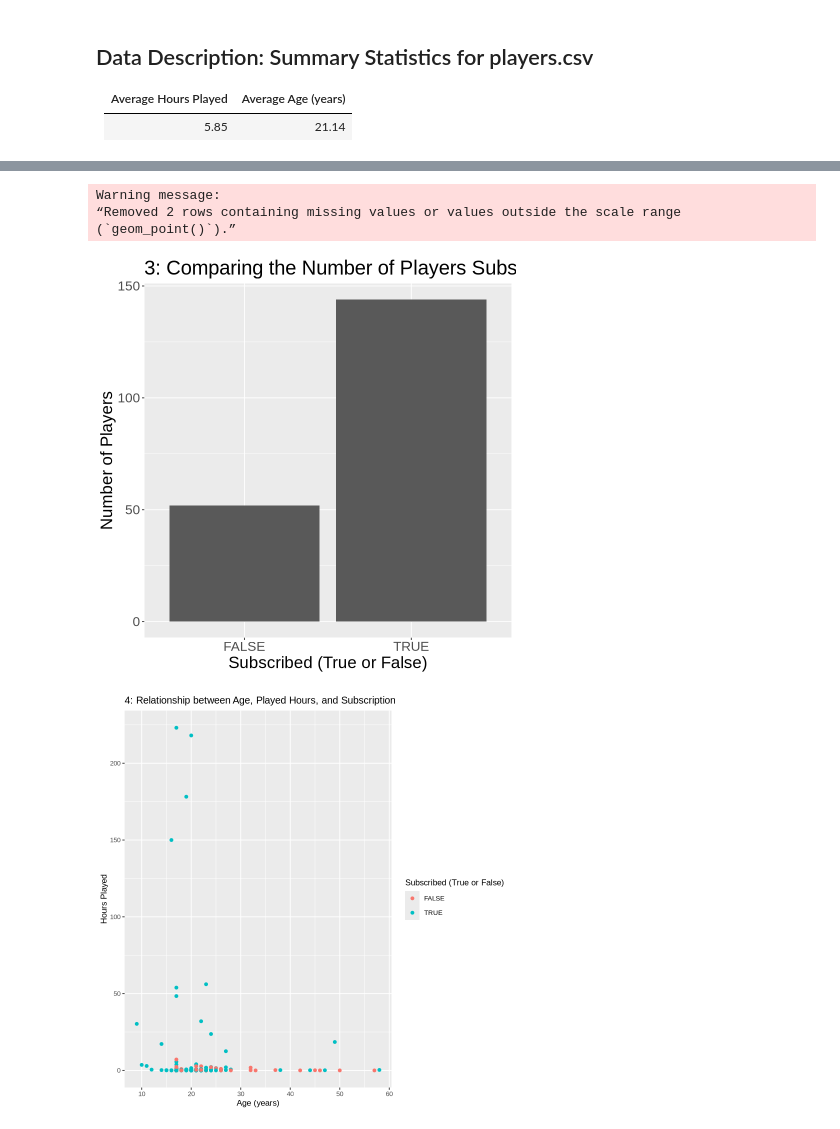
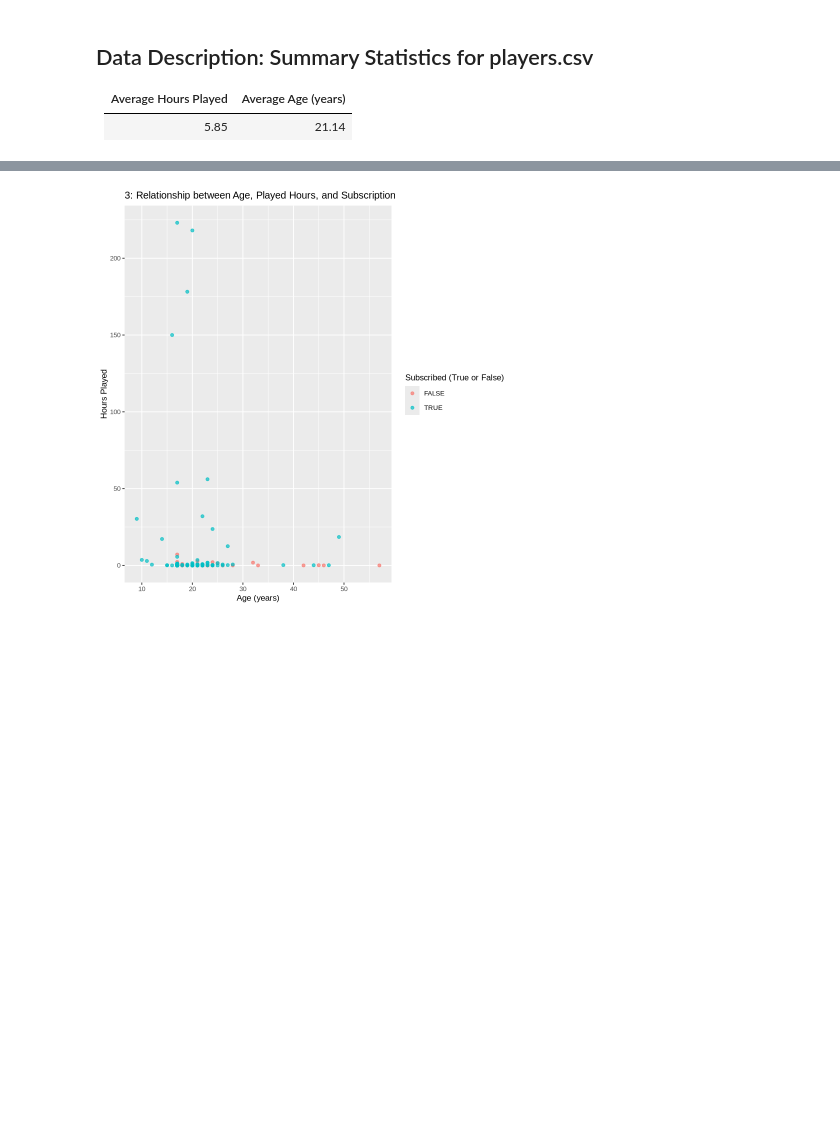
Before and after one commit to saclovessoup/dsci-100-project, a Jupyter notebook: Individual_Planning.ipynb, the cells around one changed output, grey strips where cells are left out. Cells and saved outputs as stored; diff of their text form; code cells hidden in the pictures; blank space fills up the shorter version.

Commit message:
some touch ups
made my graphs based on training data, deleted sessions.csv data description because i don't need it, reformatted the methods section

```diff
--- a/Individual_Planning.ipynb
+++ b/Individual_Planning.ipynb
@@ -115,3 +86,6 @@ In the code cell below the players.csv file was filtered for any potential N/A v
 # %%
 player_data <- players |> filter(!is.na(Age), !is.na(played_hours))
-player_data
+
+player_split <- initial_split(player_data, prop = 0.75, strata = subscribe)
+player_training <- training(player_split)
+player_testing <- testing(player_split)
@@ -159,26 +109,21 @@ There is no correlation between age and played hours. However, the spike at the
 # %%
 # 1. visualizing the distribution of hours played for all players
-hours_played_viz <- players |> ggplot(aes(x = played_hours)) + geom_histogram(binwidth = 20) + labs(x = "Time Played (hours)", y = "Number of Players") +
+hours_played_viz <- player_training |> ggplot(aes(x = played_hours)) + geom_histogram(binwidth = 20) + labs(x = "Time Played (hours)", y = "Number of Players") +
 ggtitle("1: Distribution of Hours Played in a Minecraft Server") + theme(text = element_text(size = 15))
 
 # 2. visualizing the distribution of the age of all players
-age_viz <- players |> ggplot(aes(x = Age)) + geom_histogram() + labs(x = "Age of Player", y = "Number of Players") +
+age_viz <- player_training |> ggplot(aes(x = Age)) + geom_histogram() + labs(x = "Age of Player", y = "Number of Players") +
 ggtitle("2: Distribution of Ages") + theme(text = element_text(size = 20))
 
-# 3. visualizting how many players are subscribed and not subscribed
-sub_viz <- players |> ggplot(aes(x = subscribe)) + geom_bar() + labs(x = "Subscribed (True or False)", y = "Number of Players") +
-ggtitle("3: Comparing the Number of Players Subscribed vs Not Subscribed") + theme(text = element_text(size = 20))
+# 3. visualizing the relationship between age and played hours
+scatterplot_two_explanatory_variables <- player_training |> ggplot(aes(x = Age, y = played_hours, color = subscribe )) +
+geom_point(alpha = 0.7) + labs(x = "Age (years)", y = "Hours Played", color = "Subscribed (True or False)") +
+ggtitle("3: Relationship between Age, Played Hours, and Subscription") + theme(text = element_text(size = 10))
 
-
-# 4. visualizing the relationship between age and played hours
-scatterplot_two_explanatory_variables <- players |> ggplot(aes(x = Age, y = played_hours, color = subscribe )) +
-geom_point() + labs(x = "Age (years)", y = "Hours Played", color = "Subscribed (True or False)") +
-ggtitle("4: Relationship between Age, Played Hours, and Subscription") + theme(text = element_text(size = 10))
 
 
 hours_played_viz
 age_viz
-sub_viz
 scatterplot_two_explanatory_variables
 # %% [output]
 `stat_bin()` using `bins = 30`. Pick better value with `binwidth`.
@@ -189,8 +132,4 @@ Warning message:
-Warning message:
-“Removed 2 rows containing missing values or values outside the scale range
-(`geom_point()`).”
-[figure, old version]
+[figure, new version]
-[figure, removed]
 # %% [markdown]
 ## Methods
 
```
Also changed, not shown: parts of 9 cells of this notebook.
